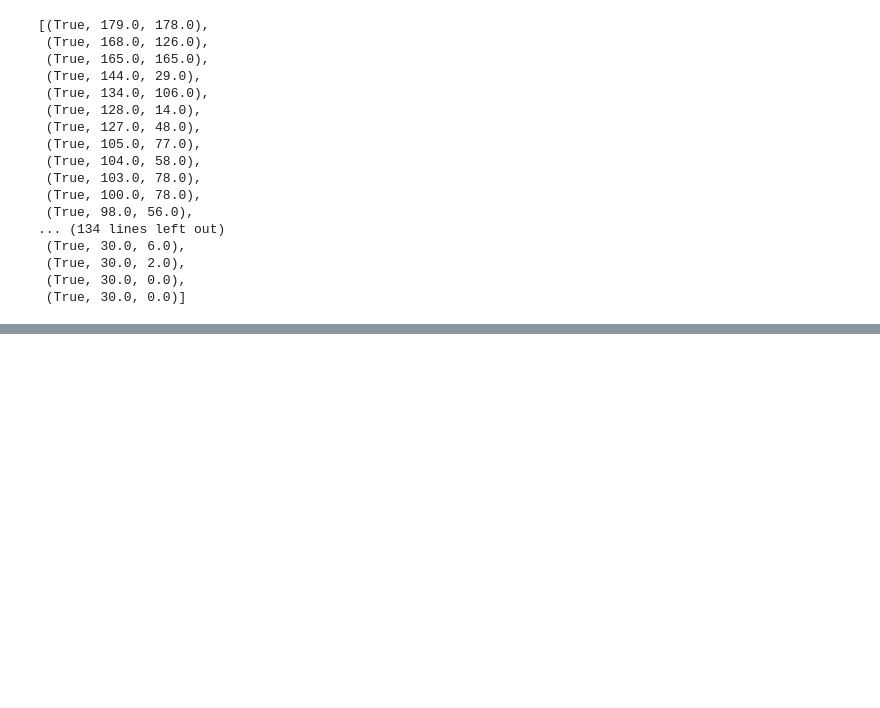
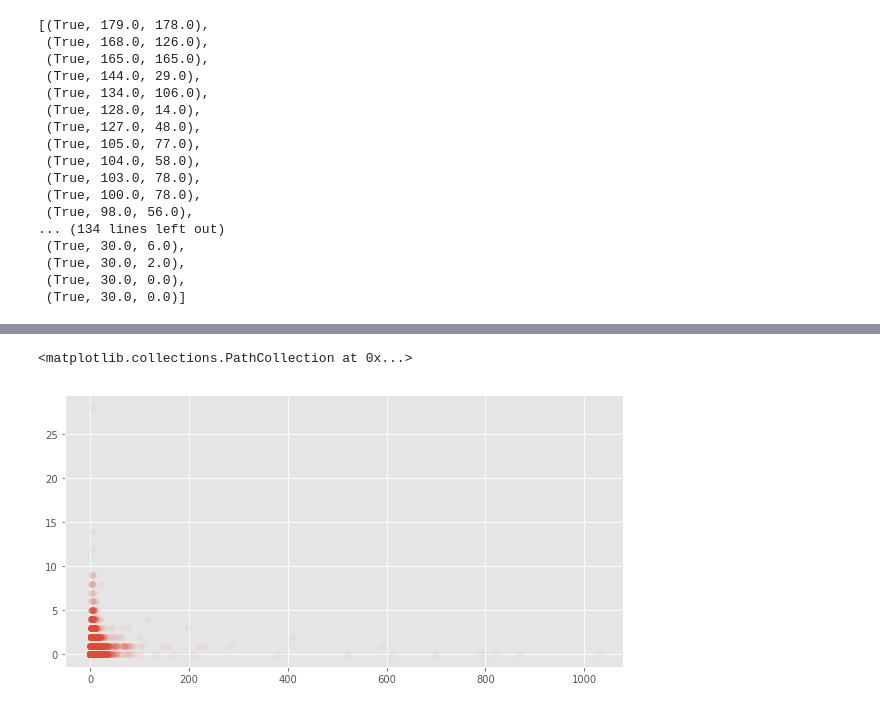
Before and after one commit to DiegoPerezCaa/TFM_QualitySession, a Jupyter notebook: dataTesting/Prueba2_ML_clustering.ipynb, the cells around one changed output, grey strips where cells are left out. Saved outputs shown, nothing was run; the diff lists cells and outputs as text; code cells hidden in the pictures; blank space fills up the shorter version.

```diff
--- a/dataTesting/Prueba2_ML_clustering.ipynb
+++ b/dataTesting/Prueba2_ML_clustering.ipynb
@@ -411,0 +502,6 @@ points_with_cluster.map(outlier).filter(lambda x: x[0]).take(150)
+# %%
+f, ax = plt.subplots(figsize = (10,5))
+plt.scatter(dd['avgTimePage2'],dd['uniqueVisitsPage3'], alpha=0.05)
+# %% [output]
+<matplotlib.collections.PathCollection at 0x...>
+[figure, added]
```
Also changed, not shown: parts of 20 cells of this notebook, 2 other files.
